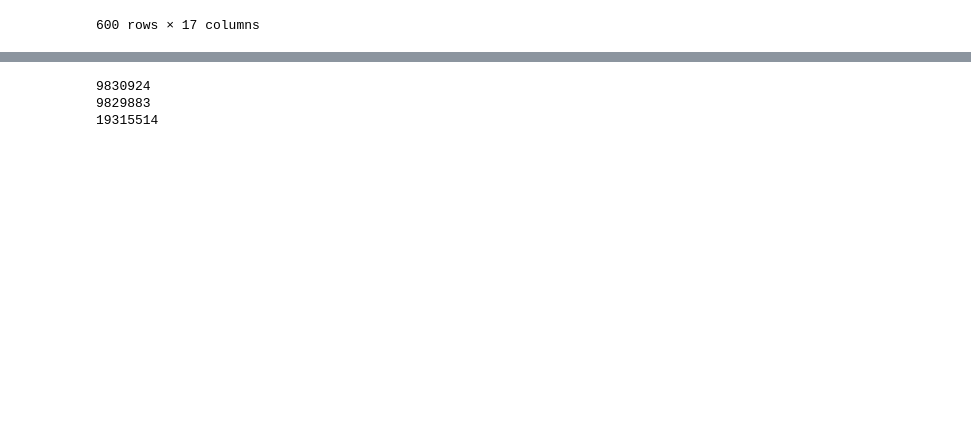
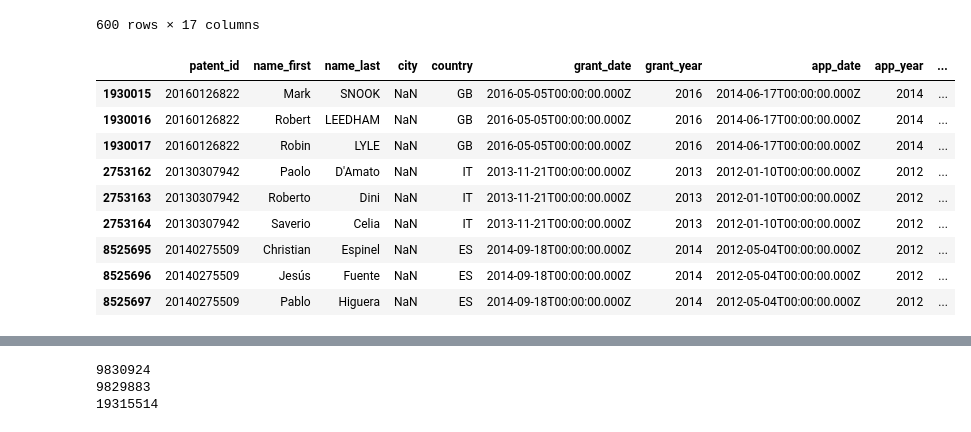
Before and after one commit to tseronni/genome, a Jupyter notebook: notebooks/01_data_preparation.ipynb, the cells around one changed output, grey strips where cells are left out. Cells and saved outputs as stored; diff of their text form; code cells hidden in the pictures; blank space fills up the shorter version.

Commit message:
- etl city

```diff
--- a/notebooks/01_data_preparation.ipynb
+++ b/notebooks/01_data_preparation.ipynb
@@ -20,3 +20,8 @@ df_raw_patents
 | 9830922 | 20140380145 | Cheuk | Law | San Francisco | US | 2014-12-25T00:00:00.000Z | 2014 | 2014-05-08T00:00:00.000Z | 2014 | ... |
 | 9830923 | 20140380145 | Patrick | Malatack | San Francisco | US | 2014-12-25T00:00:00.000Z | 2014 | 2014-05-08T00:00:00.000Z | 2014 | ... |
 9830924 rows × 17 columns
+# %%
+print(f'Drop duplicated patents: {len(df_raw_patents[df_raw_patents.duplicated()])}')
+df_raw_patents.drop_duplicates(inplace=True)
+print(f'Raw patent size: {len(df_raw_patents)}')
+df_raw_patents
@@ -90,6 +236,20 @@ df_city_null
 | 9816789 | 20120191149 | Gary | Freeman | NaN | US | 2012-07-26T00:00:00.000Z | 2012 | 2012-04-03T00:00:00.000Z | 2012 | ... |
 | 9824035 | 20140045602 | Darin | DINGMAN | NaN | US | 2014-02-13T00:00:00.000Z | 2014 | 2012-08-09T00:00:00.000Z | 2012 | ... |
 600 rows × 17 columns
+# %%
+df_city_duplicated = df_city_null[df_city_null.duplicated('patent_id', keep=False)]
+df_city_duplicated
+# %% [output]
+|  | patent_id | name_first | name_last | city | country | grant_date | grant_year | app_date | app_year | ... |
+| 1930015 | 20160126822 | Mark | SNOOK | NaN | GB | 2016-05-05T00:00:00.000Z | 2016 | 2014-06-17T00:00:00.000Z | 2014 | ... |
+| 1930016 | 20160126822 | Robert | LEEDHAM | NaN | GB | 2016-05-05T00:00:00.000Z | 2016 | 2014-06-17T00:00:00.000Z | 2014 | ... |
+| 1930017 | 20160126822 | Robin | LYLE | NaN | GB | 2016-05-05T00:00:00.000Z | 2016 | 2014-06-17T00:00:00.000Z | 2014 | ... |
+| 2753162 | 20130307942 | Paolo | D'Amato | NaN | IT | 2013-11-21T00:00:00.000Z | 2013 | 2012-01-10T00:00:00.000Z | 2012 | ... |
+| 2753163 | 20130307942 | Roberto | Dini | NaN | IT | 2013-11-21T00:00:00.000Z | 2013 | 2012-01-10T00:00:00.000Z | 2012 | ... |
+| 2753164 | 20130307942 | Saverio | Celia | NaN | IT | 2013-11-21T00:00:00.000Z | 2013 | 2012-01-10T00:00:00.000Z | 2012 | ... |
+| 8525695 | 20140275509 | Christian | Espinel | NaN | ES | 2014-09-18T00:00:00.000Z | 2014 | 2012-05-04T00:00:00.000Z | 2012 | ... |
+| 8525696 | 20140275509 | Jesús | Fuente | NaN | ES | 2014-09-18T00:00:00.000Z | 2014 | 2012-05-04T00:00:00.000Z | 2012 | ... |
+| 8525697 | 20140275509 | Pablo | Higuera | NaN | ES | 2014-09-18T00:00:00.000Z | 2014 | 2012-05-04T00:00:00.000Z | 2012 | ... |
 # %%
 df_country_null = df_raw_patents[df_raw_patents['country'].isnull()]
 df_country_null
```
Also changed, not shown: parts of 7 cells of this notebook.
